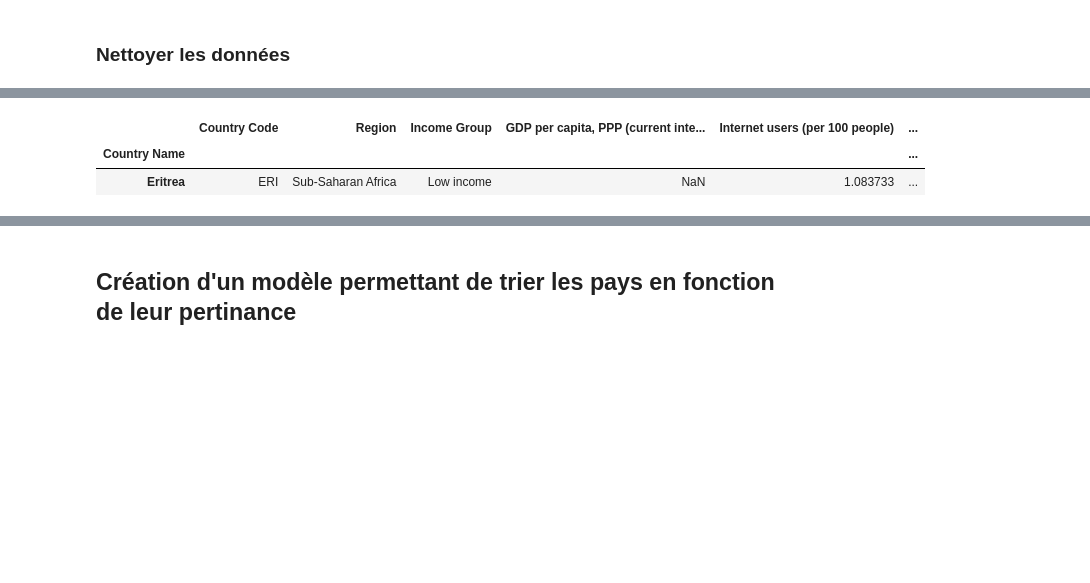
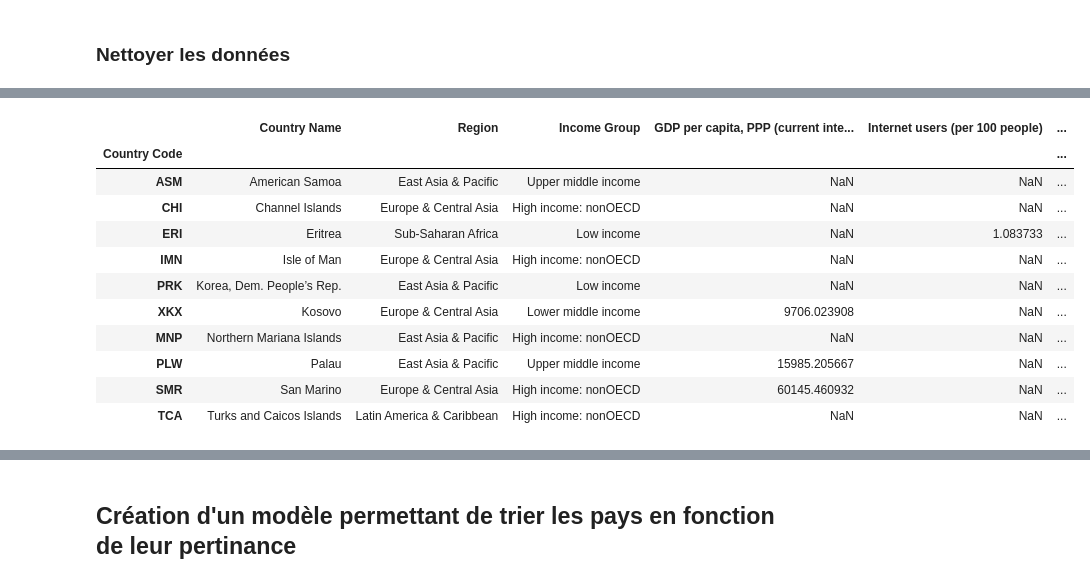
Before and after one commit to Pierre-Eloi/OC_DS_Project2, a Jupyter notebook: Project_2.ipynb, the cells around one changed output, grey strips where cells are left out. Saved outputs shown, nothing was run; the diff lists cells and outputs as text; code cells hidden in the pictures; blank space fills up the shorter version.

```diff
--- a/Project_2.ipynb
+++ b/Project_2.ipynb
@@ -188,8 +189,8 @@ Pour finir, nous allons changer l'organisation de notre table afin d'avoir les i
 # %%
 df = pd.pivot_table(data, values='2015', index='Country Code', columns='Indicator Name')
 data = (pd.merge(data.drop(['Indicator Name', 'Indicator Code', '2015'], axis=1).drop_duplicates(),
-                df, on='Country Code', copy=False)
-          .set_index('Country Name'))
+                 df, on='Country Code', copy=False)
+          .set_index('Country Code'))
 # %% [markdown]
 ## Explorer les données
 # %% [markdown]
@@ -357,7 +442,16 @@ Nous en avons fini avec la phase d'exploration des données, nous allons pouvoir
 # %%
-mask = data["Population, total"].isnull()
+mask = data.iloc[:, 4].isnull() | data.iloc[:, 6].isnull()
 data[mask]
 # %% [output]
-|  | Country Code | Region | Income Group | GDP per capita, PPP (current inte... | Internet users (per 100 people) | ... |
-| Country Name |  |  |  |  |  | ... |
-| Eritrea | ERI | Sub-Saharan Africa | Low income | NaN | 1.083733 | ... |
+|  | Country Name | Region | Income Group | GDP per capita, PPP (current inte... | Internet users (per 100 people) | ... |
+| Country Code |  |  |  |  |  | ... |
+| ASM | American Samoa | East Asia & Pacific | Upper middle income | NaN | NaN | ... |
+| CHI | Channel Islands | Europe & Central Asia | High income: nonOECD | NaN | NaN | ... |
+| ERI | Eritrea | Sub-Saharan Africa | Low income | NaN | 1.083733 | ... |
+| IMN | Isle of Man | Europe & Central Asia | High income: nonOECD | NaN | NaN | ... |
+| PRK | Korea, Dem. People’s Rep. | East Asia & Pacific | Low income | NaN | NaN | ... |
+| XKX | Kosovo | Europe & Central Asia | Lower middle income | 9706.023908 | NaN | ... |
+| MNP | Northern Mariana Islands | East Asia & Pacific | High income: nonOECD | NaN | NaN | ... |
+| PLW | Palau | East Asia & Pacific | Upper middle income | 15985.205667 | NaN | ... |
+| SMR | San Marino | Europe & Central Asia | High income: nonOECD | 60145.460932 | NaN | ... |
+| TCA | Turks and Caicos Islands | Latin America & Caribbean | High income: nonOECD | NaN | NaN | ... |
```
Also changed, not shown: parts of 37 cells of this notebook, 2 other files.
